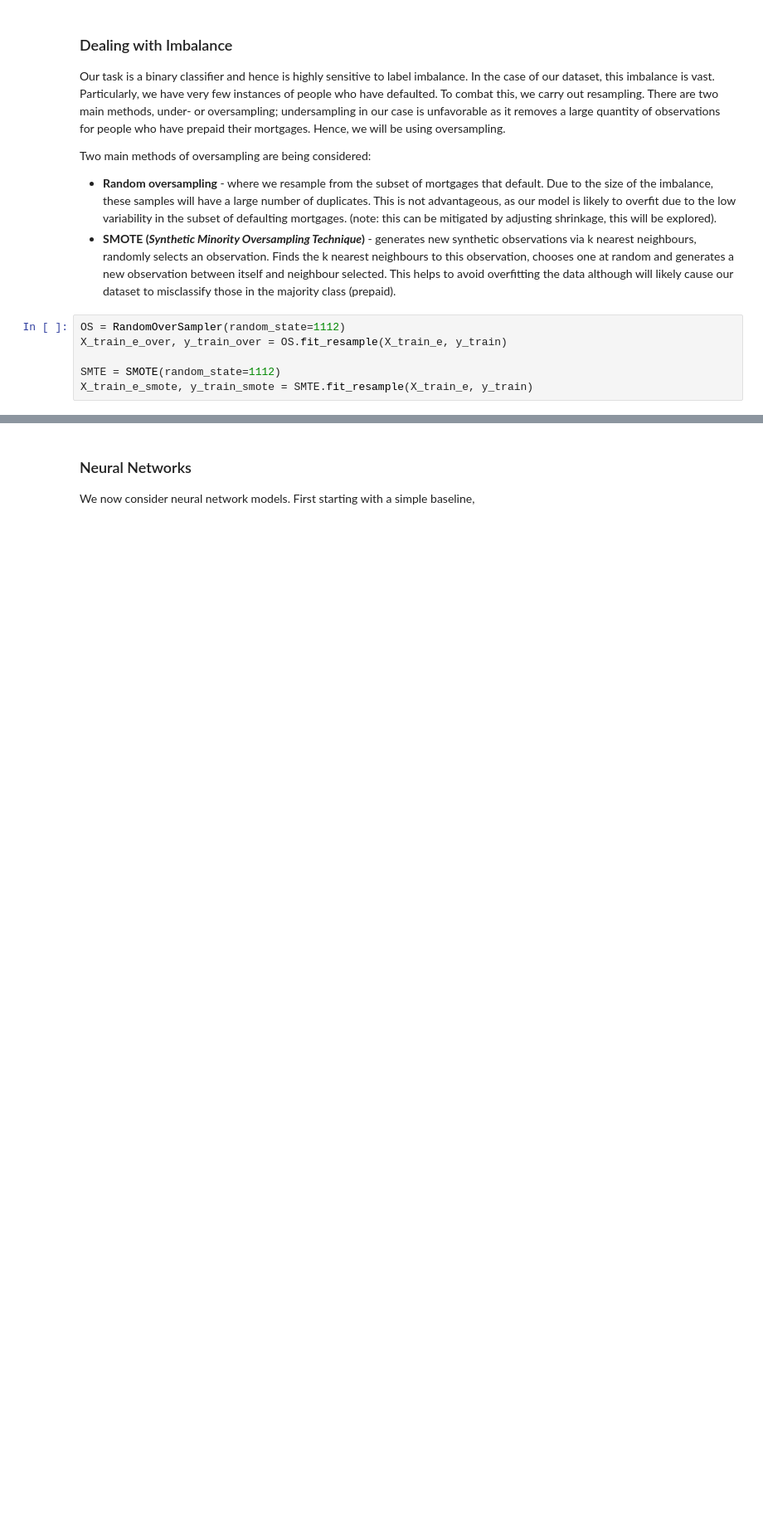
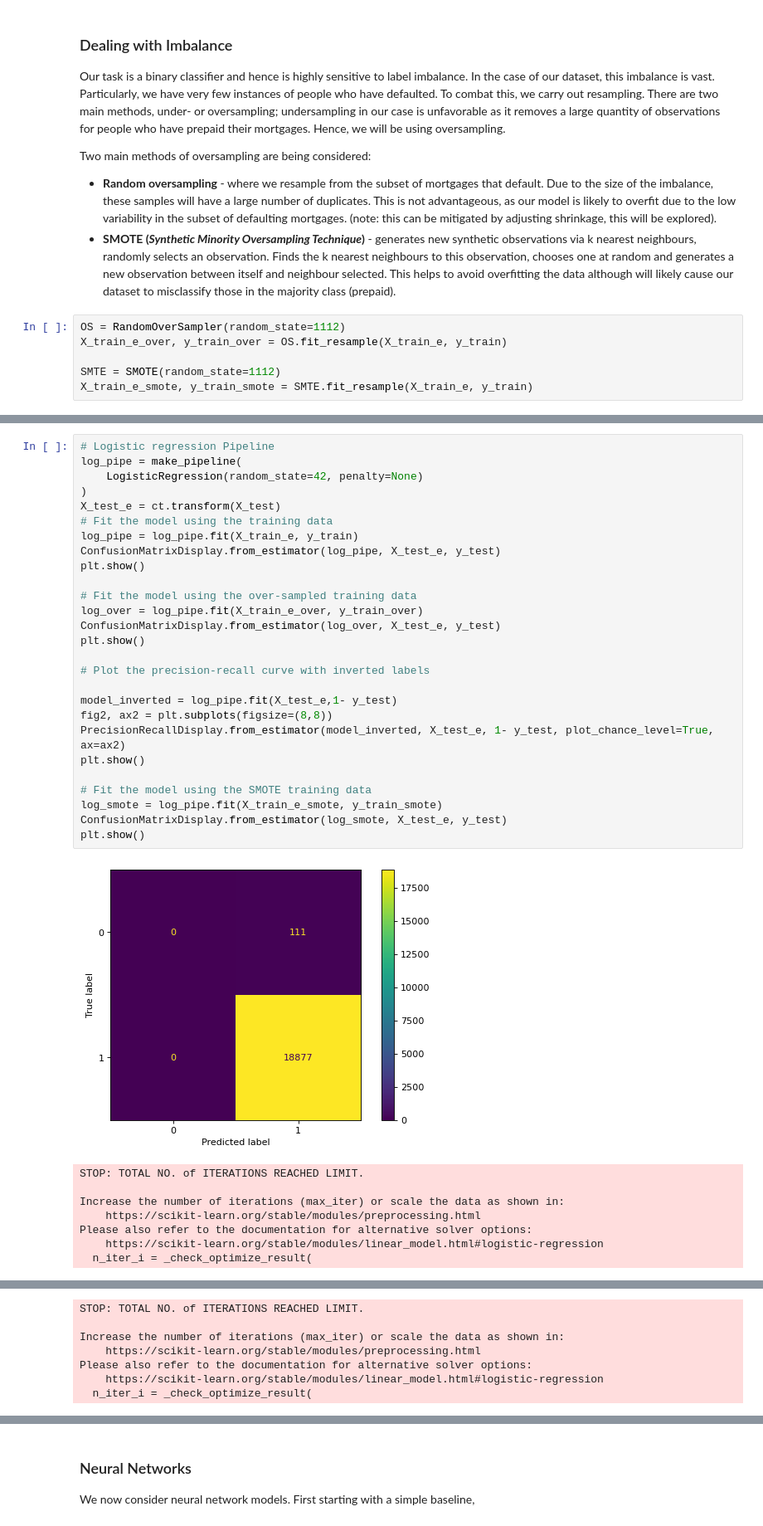
Before and after one commit to AsheRaymondBarker/MLPy2, a Jupyter notebook: project2final.ipynb, the cells around one changed output, grey strips where cells are left out. Shown at 83% size. Drawn from its saved outputs; the diff is of its cells as text; blank space fills up the shorter version.

```diff
--- a/project2final.ipynb
+++ b/project2final.ipynb
@@ -369,3 +367,39 @@ Adapt loss function in GridSearch
 ### Random Forests
 Look through Ashe's work and integrate.
 Feature Importance
+# %%
+# Logistic regression Pipeline
+log_pipe = make_pipeline(
+    LogisticRegression(random_state=42, penalty=None)
+)
+X_test_e = ct.transform(X_test)
+# Fit the model using the training data
+log_pipe = log_pipe.fit(X_train_e, y_train)
+ConfusionMatrixDisplay.from_estimator(log_pipe, X_test_e, y_test)
+plt.show()
+
+# Fit the model using the over-sampled training data
+log_over = log_pipe.fit(X_train_e_over, y_train_over)
+ConfusionMatrixDisplay.from_estimator(log_over, X_test_e, y_test)
+plt.show()
+
+# Plot the precision-recall curve with inverted labels
+
+model_inverted = log_pipe.fit(X_test_e,1- y_test)
+fig2, ax2 = plt.subplots(figsize=(8,8))
+PrecisionRecallDisplay.from_estimator(model_inverted, X_test_e, 1- y_test, plot_chance_level=True, ax=ax2)
+plt.show()
+
+# Fit the model using the SMOTE training data
+log_smote = log_pipe.fit(X_train_e_smote, y_train_smote)
+ConfusionMatrixDisplay.from_estimator(log_smote, X_test_e, y_test)
+plt.show()
+# %% [output]
+[figure, added]
+STOP: TOTAL NO. of ITERATIONS REACHED LIMIT.
+
+Increase the number of iterations (max_iter) or scale the data as shown in:
+    https://scikit-learn.org/stable/modules/preprocessing.html
+Please also refer to the documentation for alternative solver options:
+    https://scikit-learn.org/stable/modules/linear_model.html#logistic-regression
+  n_iter_i = _check_optimize_result(
@@ -371,0 +408,7 @@ Feature Importance
+STOP: TOTAL NO. of ITERATIONS REACHED LIMIT.
+
+Increase the number of iterations (max_iter) or scale the data as shown in:
+    https://scikit-learn.org/stable/modules/preprocessing.html
+Please also refer to the documentation for alternative solver options:
+    https://scikit-learn.org/stable/modules/linear_model.html#logistic-regression
+  n_iter_i = _check_optimize_result(
```
Also changed, not shown: parts of 26 cells of this notebook.
